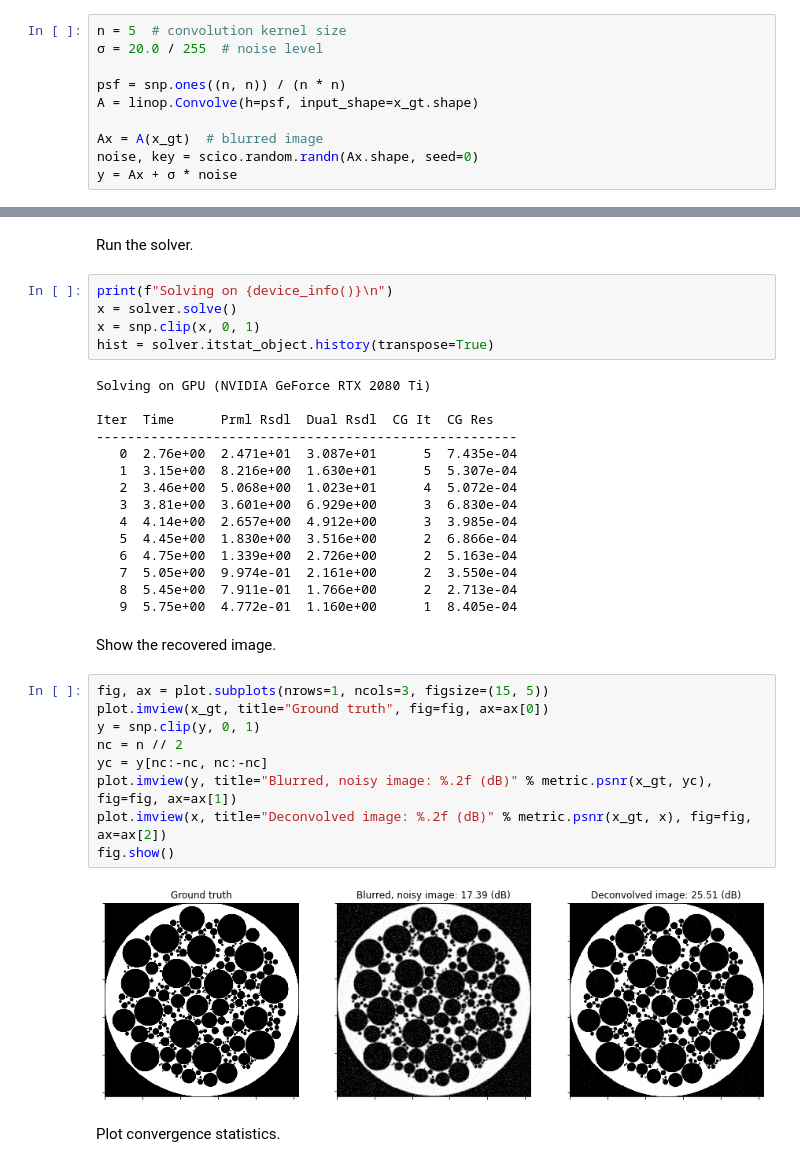
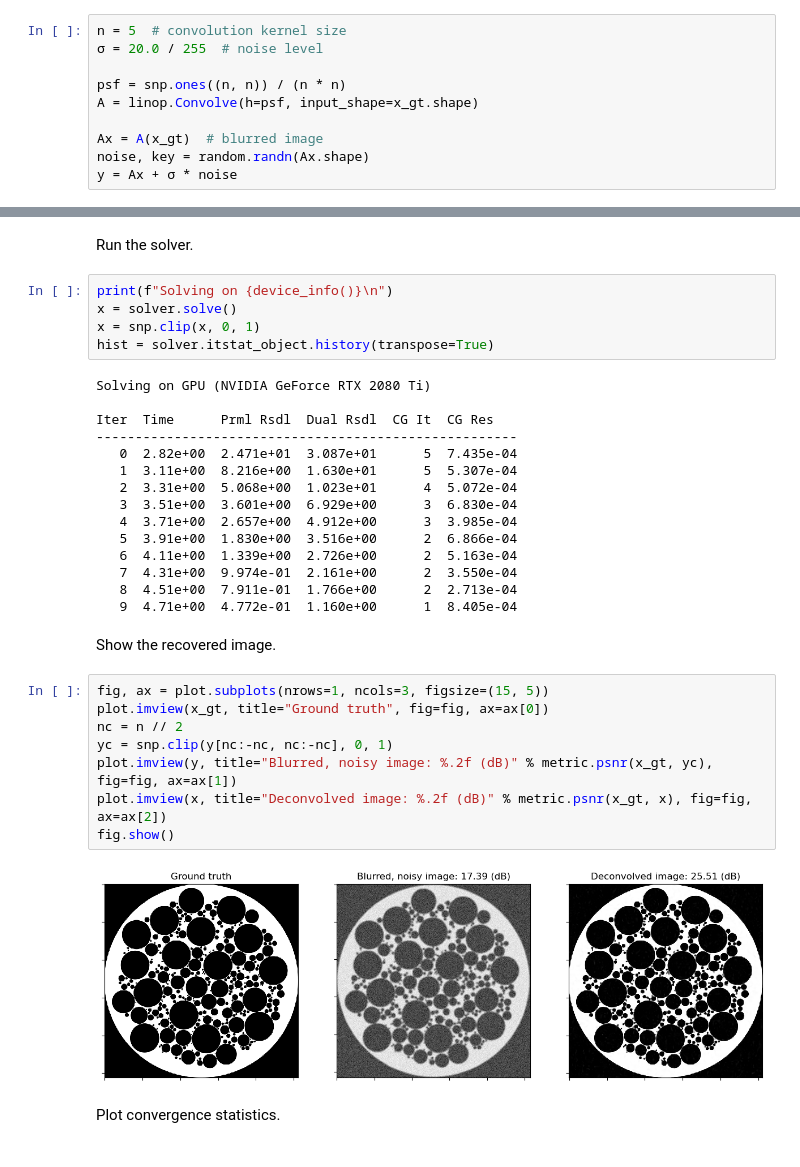
Before and after one commit to lanl/scico-data, a Jupyter notebook: notebooks/deconv_ppp_dncnn_admm.ipynb, the cells around one changed output, grey strips where cells are left out. Drawn from its saved outputs; the diff is of its cells as text.

```diff
--- a/notebooks/deconv_ppp_dncnn_admm.ipynb
+++ b/notebooks/deconv_ppp_dncnn_admm.ipynb
@@ -45,5 +44,5 @@ psf = snp.ones((n, n)) / (n * n)
 A = linop.Convolve(h=psf, input_shape=x_gt.shape)
 
 Ax = A(x_gt)  # blurred image
-noise, key = scico.random.randn(Ax.shape, seed=0)
+noise, key = random.randn(Ax.shape)
 y = Ax + σ * noise
@@ -82,29 +89,28 @@ Solving on GPU (NVIDIA GeForce RTX 2080 Ti)
 
 Iter  Time      Prml Rsdl  Dual Rsdl  CG It  CG Res
 ------------------------------------------------------
-   0  2.76e+00  2.471e+01  3.087e+01      5  7.435e-04
-   1  3.15e+00  8.216e+00  1.630e+01      5  5.307e-04
-   2  3.46e+00  5.068e+00  1.023e+01      4  5.072e-04
-   3  3.81e+00  3.601e+00  6.929e+00      3  6.830e-04
-   4  4.14e+00  2.657e+00  4.912e+00      3  3.985e-04
-   5  4.45e+00  1.830e+00  3.516e+00      2  6.866e-04
-   6  4.75e+00  1.339e+00  2.726e+00      2  5.163e-04
-   7  5.05e+00  9.974e-01  2.161e+00      2  3.550e-04
-   8  5.45e+00  7.911e-01  1.766e+00      2  2.713e-04
-   9  5.75e+00  4.772e-01  1.160e+00      1  8.405e-04
+   0  2.82e+00  2.471e+01  3.087e+01      5  7.435e-04
+   1  3.11e+00  8.216e+00  1.630e+01      5  5.307e-04
+   2  3.31e+00  5.068e+00  1.023e+01      4  5.072e-04
+   3  3.51e+00  3.601e+00  6.929e+00      3  6.830e-04
+   4  3.71e+00  2.657e+00  4.912e+00      3  3.985e-04
+   5  3.91e+00  1.830e+00  3.516e+00      2  6.866e-04
+   6  4.11e+00  1.339e+00  2.726e+00      2  5.163e-04
+   7  4.31e+00  9.974e-01  2.161e+00      2  3.550e-04
+   8  4.51e+00  7.911e-01  1.766e+00      2  2.713e-04
+   9  4.71e+00  4.772e-01  1.160e+00      1  8.405e-04
 # %% [markdown]
 Show the recovered image.
 # %%
 fig, ax = plot.subplots(nrows=1, ncols=3, figsize=(15, 5))
 plot.imview(x_gt, title="Ground truth", fig=fig, ax=ax[0])
-y = snp.clip(y, 0, 1)
 nc = n // 2
-yc = y[nc:-nc, nc:-nc]
+yc = snp.clip(y[nc:-nc, nc:-nc], 0, 1)
 plot.imview(y, title="Blurred, noisy image: %.2f (dB)" % metric.psnr(x_gt, yc), fig=fig, ax=ax[1])
 plot.imview(x, title="Deconvolved image: %.2f (dB)" % metric.psnr(x_gt, x), fig=fig, ax=ax[2])
 fig.show()
 # %% [output]
-[figure, old version]
+[figure, new version]
 # %% [markdown]
 Plot convergence statistics.
 # %%
```
Also changed, not shown: parts of 10 cells of this notebook, 33 other files.
